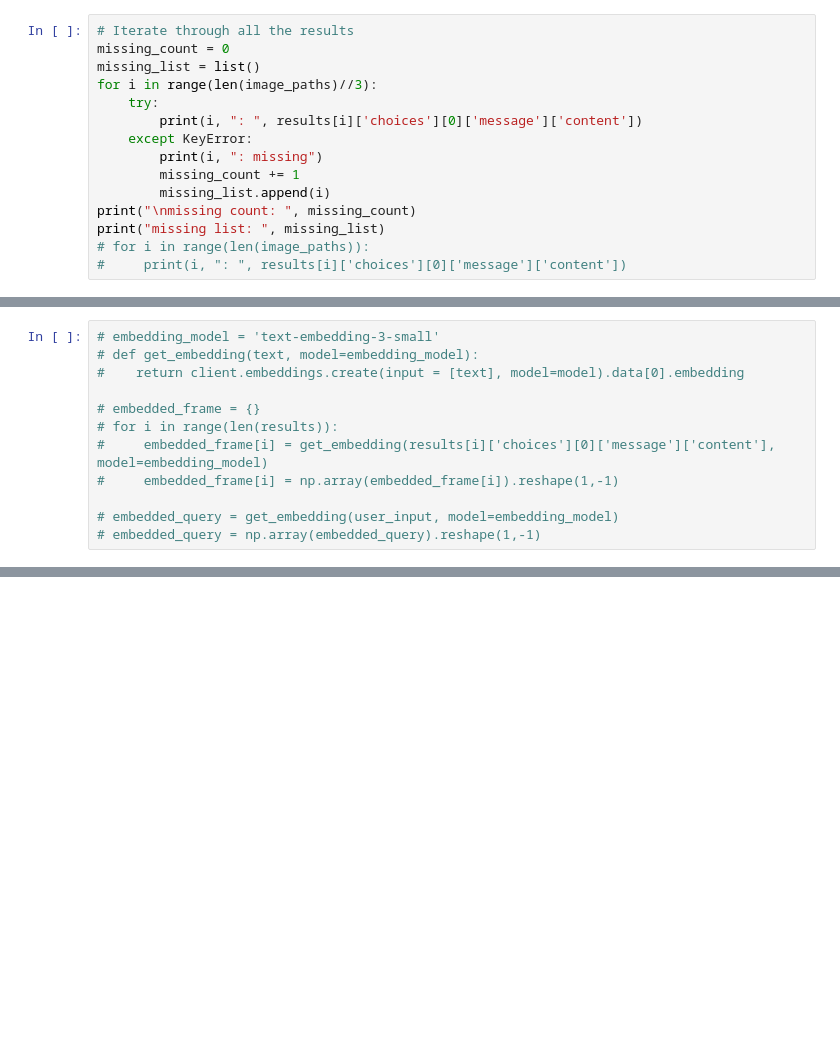
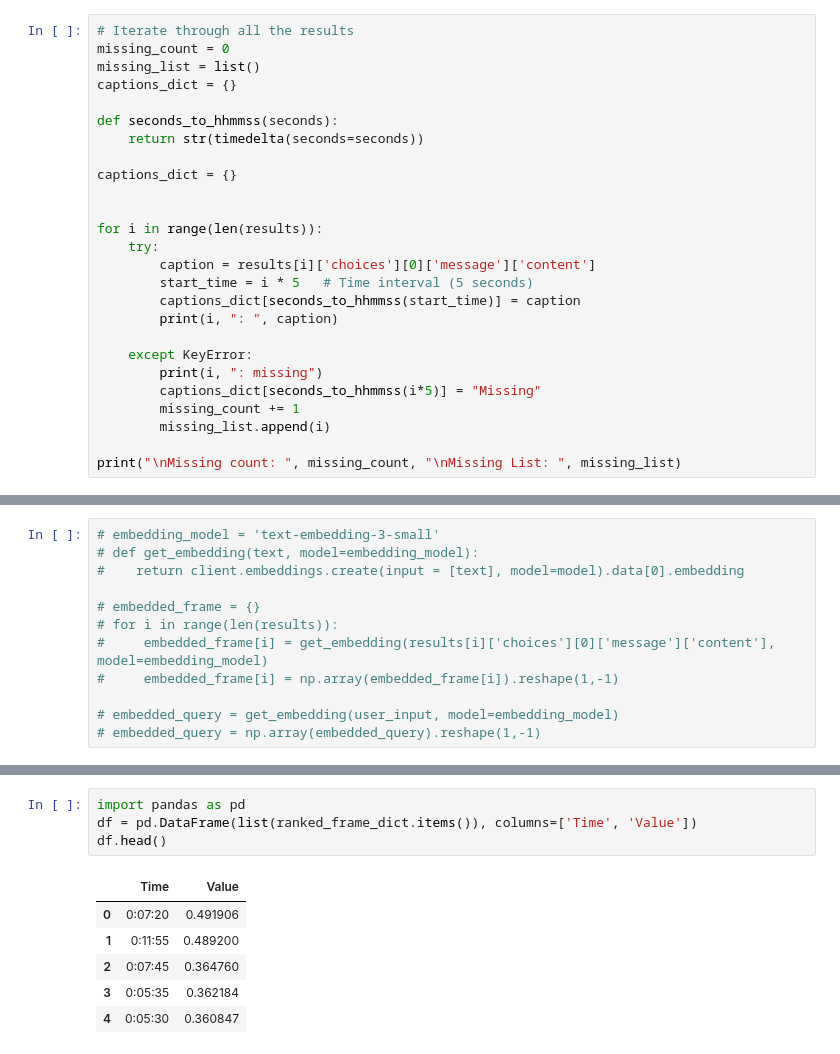
Before and after one commit to sanstzu/tiktok-techjam-be, a Jupyter notebook: ML/model.ipynb, the cells around one changed output, grey strips where cells are left out. Drawn from its saved outputs; the diff is of its cells as text; blank space fills up the shorter version.

```diff
--- a/ML/model.ipynb
+++ b/ML/model.ipynb
@@ -193,17 +194,28 @@ results[0]
 # Iterate through all the results
 missing_count = 0
 missing_list = list()
-for i in range(len(image_paths)//3):
+captions_dict = {}
+
+def seconds_to_hhmmss(seconds):
+    return str(timedelta(seconds=seconds))
+
+captions_dict = {}
+
+
+for i in range(len(results)):
     try:
-        print(i, ": ", results[i]['choices'][0]['message']['content'])
+        caption = results[i]['choices'][0]['message']['content']
+        start_time = i * 5   # Time interval (5 seconds)
+        captions_dict[seconds_to_hhmmss(start_time)] = caption
+        print(i, ": ", caption)
+
     except KeyError:
         print(i, ": missing")
+        captions_dict[seconds_to_hhmmss(i*5)] = "Missing"
         missing_count += 1
         missing_list.append(i)
-print("\nmissing count: ", missing_count)
-print("missing list: ", missing_list)
-# for i in range(len(image_paths)):
-#     print(i, ": ", results[i]['choices'][0]['message']['content'])
+
+print("\nMissing count: ", missing_count, "\nMissing List: ", missing_list)
 # %% [output]
 0 :  ### Explanation
 
@@ -325,0 +370,11 @@ for i in ranked_frame_list[:10]:
+# %%
+import pandas as pd
+df = pd.DataFrame(list(ranked_frame_dict.items()), columns=['Time', 'Value'])
+df.head()
+# %% [output]
+|  | Time | Value |
+| 0 | 0:07:20 | 0.491906 |
+| 1 | 0:11:55 | 0.489200 |
+| 2 | 0:07:45 | 0.364760 |
+| 3 | 0:05:35 | 0.362184 |
+| 4 | 0:05:30 | 0.360847 |
```
Also changed, not shown: parts of 11 cells of this notebook, 3 other files.
